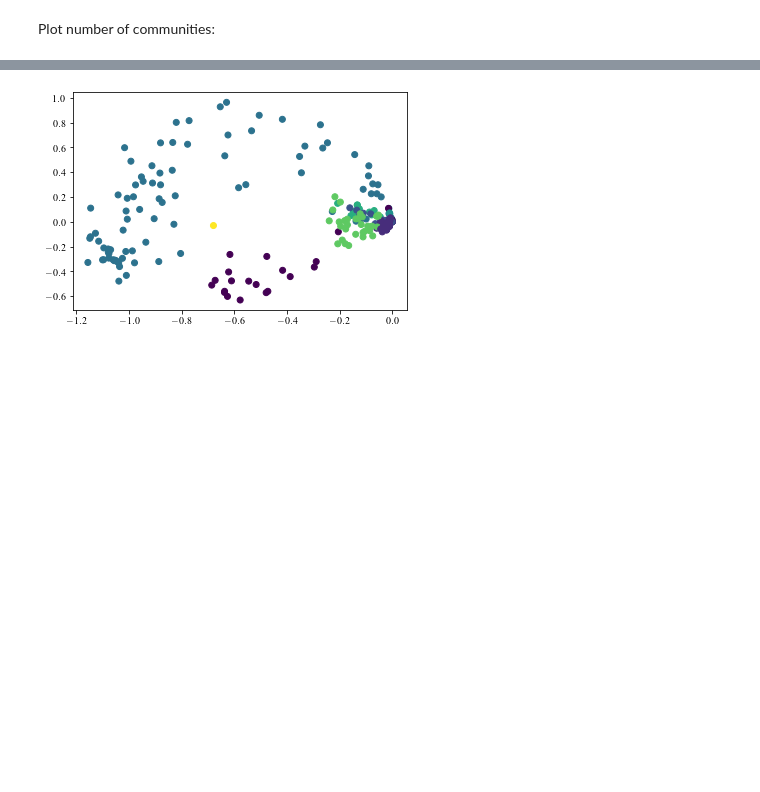
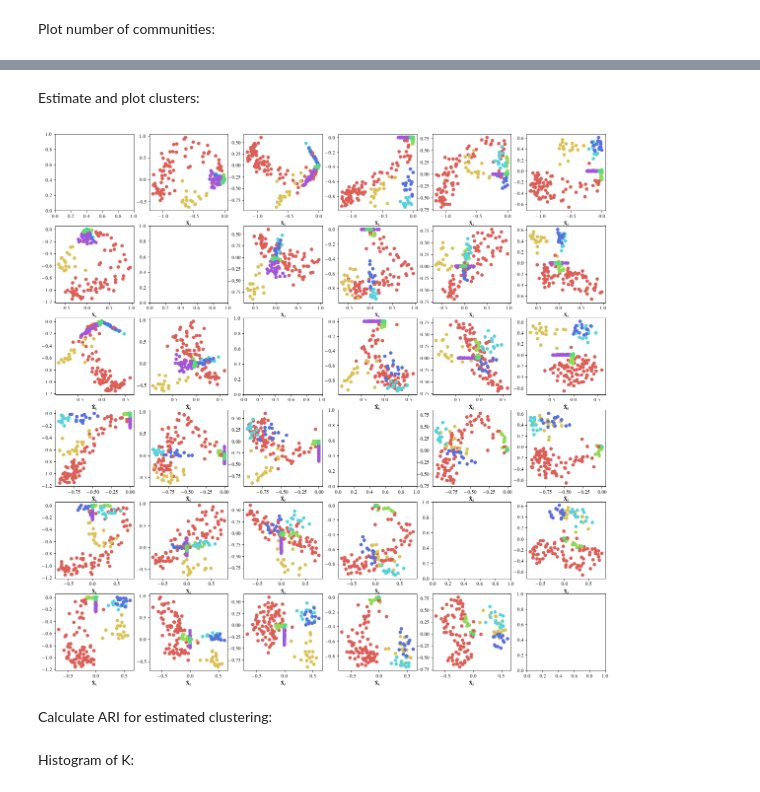
Before and after one commit to fraspass/lsbm, a Jupyter notebook: notebooks/drosophila_1.ipynb, the cells around one changed output, grey strips where cells are left out. Drawn from its saved outputs; the diff is of its cells as text; code cells hidden in the pictures; blank space fills up the shorter version.

```diff
--- a/notebooks/drosophila_1.ipynb
+++ b/notebooks/drosophila_1.ipynb
@@ -73,8 +73,5 @@ plt.show()
-# %%
-plt.scatter(m.X[:,0],m.X[:,1],c=m.z)
-plt.show()
-# %% [output]
-[figure, removed]
+# %% [markdown]
+Estimate and plot clusters:
 # %%
 import estimate_cluster
 psm = np.zeros((m.n,m.n))
@@ -82,3 +79,17 @@ for z in q[1][:,0].T:
     psm += np.equal.outer(z,z)
 psm /= q[1].shape[2]
 z_est = estimate_cluster.estimate_clustering(psm)
+# %%
+plt.rcParams['figure.figsize'] = [20, 20]
+import seaborn as sns
+zcol = [sns.color_palette("hls", 8)[z] for z in z_est]
+fig, axs = plt.subplots(m.d,m.d)
+for k in range(m.d):
+    for h in range(m.d):
+        if k != h:
+            axs[k,h].scatter(m.X[:,k],m.X[:,h],c=zcol)
+plt.show()
+# %% [output]
+[figure, added]
+# %% [markdown]
+Calculate ARI for estimated clustering:
@@ -84,0 +98,2 @@ z_est = estimate_cluster.estimate_clustering(psm)
+# %% [markdown]
+Histogram of K:
```
Also changed, not shown: parts of 4 cells of this notebook, 3 other files.
